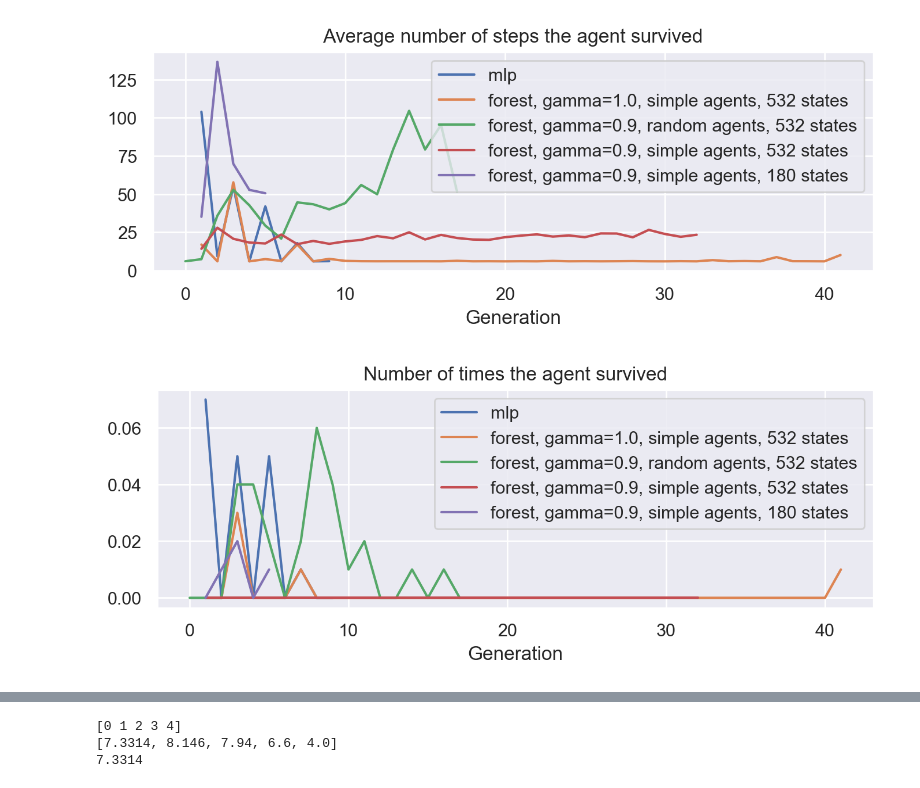
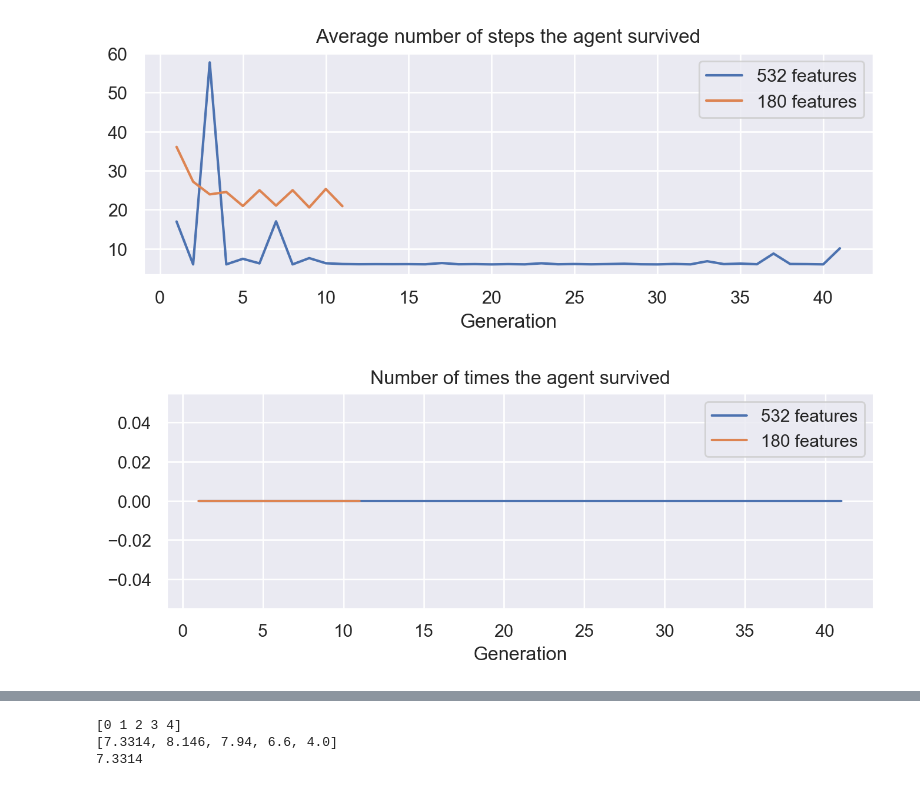
Before and after one commit to nessyht/FOML-Bomberman, a Jupyter notebook: Stat analysis.ipynb, the cells around one changed output, grey strips where cells are left out. Saved outputs shown, nothing was run; the diff lists cells and outputs as text; code cells hidden in the pictures.

```diff
--- a/Stat analysis.ipynb
+++ b/Stat analysis.ipynb
@@ -31,8 +31,6 @@ def read_stats(rootdir):
             # gen_survived = np.append(gen_survived, ep['alive'])
             if ep['steps'] < 400:
                 gen_survived = np.append(gen_survived, False)
-            else:
-                gen_survived = np.append(gen_survived, True)
             gen_reward = np.append(gen_reward, ep['reward'])
             gen_time = np.append(gen_time, ep['mean_time'])
             gen_steps = np.append(gen_steps, ep['steps'])
@@ -55,7 +53,6 @@ def get_xy(dictionary):
 
     return x,y
 # %%
-rootdir = os.fsdecode('agent_code/my_agent/Training_data/statistics_mlp')
+rootdir = os.fsdecode('agent_code/my_agent/Training_data/statistics1')
 scores1, survived1, reward1, time1, steps1 = read_stats(rootdir)
-label1 = "mlp"
 # %% [output]
@@ -138,41 +102,29 @@ plt.title('Average number of steps the agent survived')
 
 x1, y1 = get_xy(steps1)
 x2, y2 = get_xy(steps2)
-x3, y3 = get_xy(steps3)
-x4, y4 = get_xy(steps4)
-x5, y5 = get_xy(steps5)
 
 plt.xlabel('Generation')
-plt.plot(x1, y1, label=label1)
-plt.plot(x2, y2, label=label2)
-plt.plot(x3, y3, label=label3)
-plt.plot(x4, y4, label=label4)
-plt.plot(x5, y5, label=label5)
+plt.plot(x1, y1, label='532 features')
+plt.plot(x2, y2, label='180 features')
 plt.legend()
 plt.show()
 # %% [output]
-[figure, old version]
+[figure, new version]
 # %%
 #scores, survived, reward, time, steps
 plt.figure(figsize=(8,2.5),dpi=200)
 plt.title('Number of times the agent survived')
 
 x1, y1 = get_xy(survived1)
 x2, y2 = get_xy(survived2)
-x3, y3 = get_xy(survived3)
-x4, y4 = get_xy(survived4)
-x5, y5 = get_xy(survived5)
 
 plt.xlabel('Generation')
-plt.plot(x1, y1, label=label1)
-plt.plot(x2, y2, label=label2)
-plt.plot(x3, y3, label=label3)
-plt.plot(x4, y4, label=label4)
-plt.plot(x5, y5, label=label5)
+plt.plot(x1, y1, label='532 features')
+plt.plot(x2, y2, label='180 features')
 plt.legend()
 plt.show()
 # %% [output]
-[figure, old version]
+[figure, new version]
 # %%
 rootdir = os.fsdecode('agent_code/my_agent/Training_data/trees')
 
```
Also changed, not shown: parts of 10 cells of this notebook, 10 other files.
